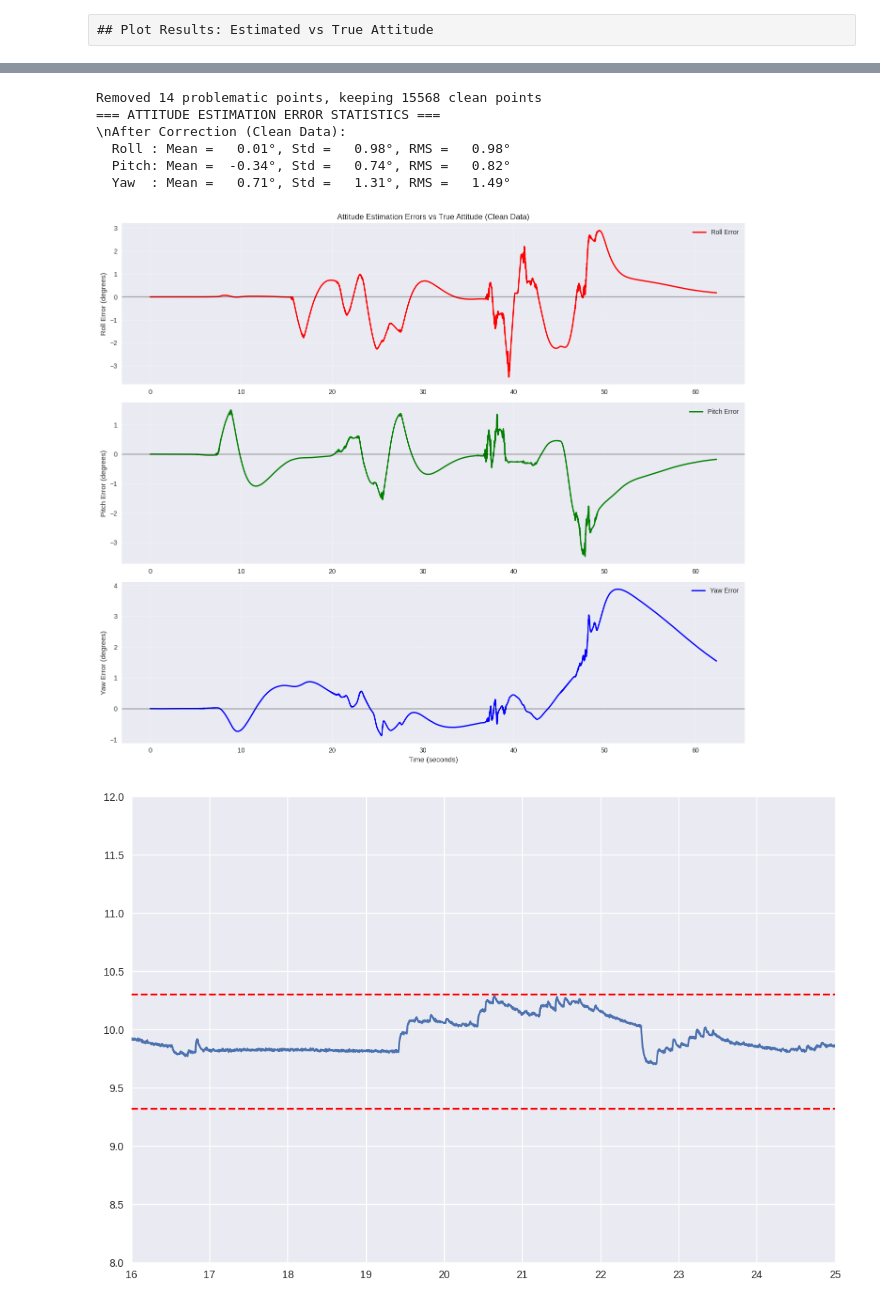
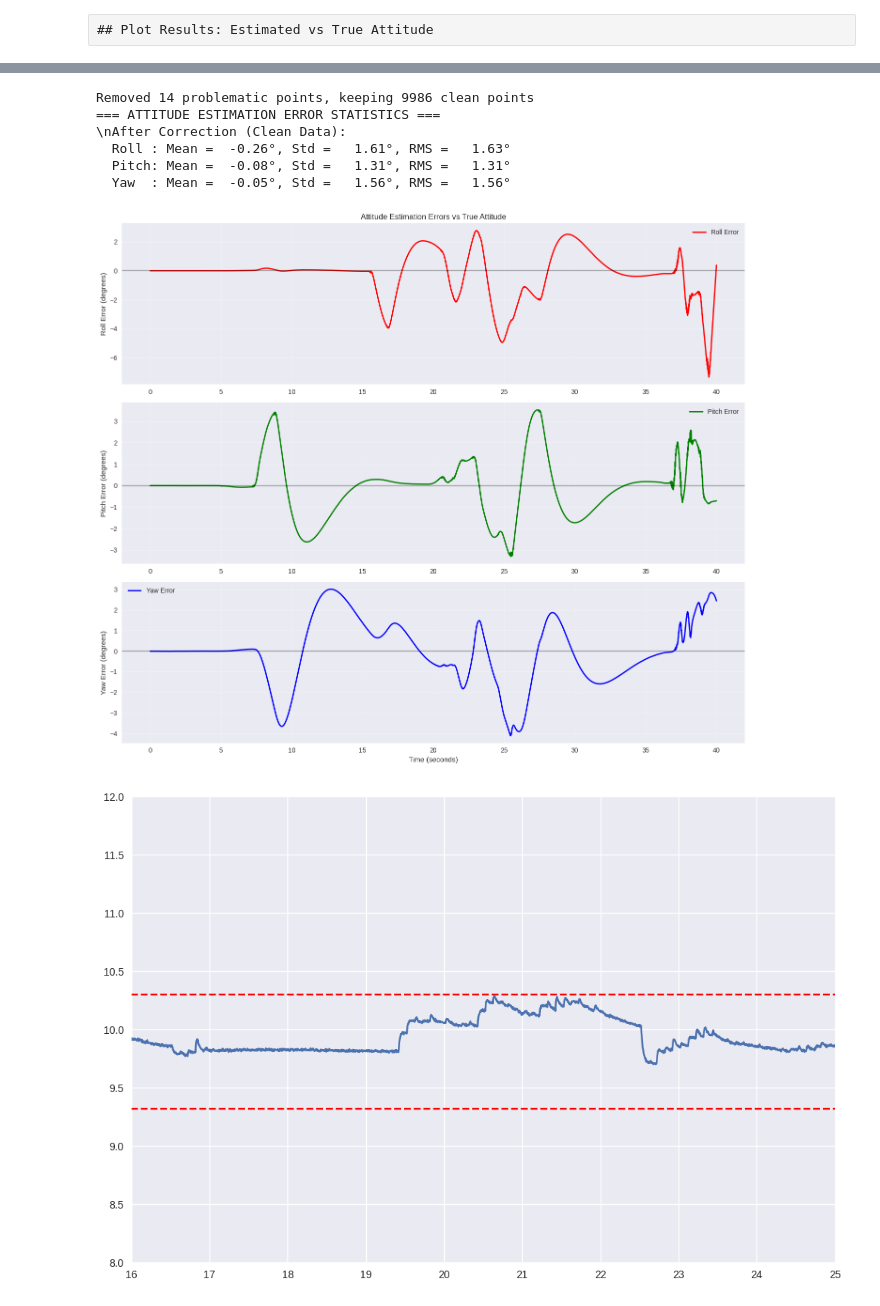
Before and after one commit to YahorL/CogniPilot-scripts, a Jupyter notebook: attitude_estimator_basic_test.ipynb, the cells around one changed output, grey strips where cells are left out. Cells and saved outputs as stored; diff of their text form; code cells hidden in the pictures.

```diff
--- a/attitude_estimator_basic_test.ipynb
+++ b/attitude_estimator_basic_test.ipynb
@@ -94,6 +94,9 @@ def read_mcap_data(mcap_file_path, odom_topic="/odom", imu_topic="/imu", mag_top
                 # Deserialize odometry message
                 msg = deserialize_message(msg_data, Odometry)
 
+                # Extract position
+                pos = msg.pose.pose.position
+
                 # Extract orientation (quaternion)
                 ori = msg.pose.pose.orientation
 
@@ -111,6 +114,9 @@ def read_mcap_data(mcap_file_path, odom_topic="/odom", imu_topic="/imu", mag_top
 
                 odom_data.append({
                     'timestamp': timestamp,
+                    'x': pos.x,  # Position x component
+                    'y': pos.y,  # Position y component
+                    'z': pos.z,  # Position z component
                     'qw': qw,  # Quaternion w component
                     'qx': qx,  # Quaternion x component
                     'qy': qy,  # Quaternion y component
@@ -669,20 +709,20 @@ attitude_estimator_adv = derive_attitude_estimator_adv()
 ## Load Data from MCAP File
 # %%
 # Parameters
-MCAP_FILE_PATH = "rosbag/rosbag2_2025_08_12-17_41_37/rosbag2_2025_08_12-17_41_37_0.mcap"
+MCAP_FILE_PATH = "rosbag/sample/sample.mcap"
 ODOM_TOPIC = "/odom"      # True attitude
 IMU_TOPIC = "/imu"        # IMU data
 MAG_TOPIC = "/mag"        # Magnetometer data
 
 # Estimator parameters
-ACCEL_GAIN = 0.2   # Accelerometer correction gain
-MAG_GAIN = 0.2       # Magnetometer correction gain
+ACCEL_GAIN = 0.55   # Accelerometer correction gain
+MAG_GAIN = 0.55       # Magnetometer correction gain
 MAG_DECLINATION = -4.494167/180 * np.pi     # Magnetic declination (rad)
 
 # Data processing parameters
 START_TIME = 0     # Start time (seconds)
-END_TIME = 400          # End time (seconds)
-MAX_TIMESTEPS = 300000  # Maximum number of timesteps to process
+END_TIME = 4000          # End time (seconds)
+MAX_TIMESTEPS = 10000  # Maximum number of timesteps to process
 
 USE_IEKF = False
 
@@ -705,3 +742,7 @@ estimator_type = attitude_estimator_basic
+# %%
+#estimator_type = attitude_estimator_basic
+estimator_type = attitude_estimator_basic_updated
+#estimator_type = attitude_estimator_IEKF
 # %%
 # Read data from MCAP file
 print("Reading data from MCAP file...")
@@ -780,6 +821,13 @@ if imu_data is not None and mag_data is not None and odom_data is not None:
             'yaw': np.interp(imu_filtered['timestamp'], odom_filtered['timestamp'], odom_filtered['yaw'])
         })
 
+        true_position_interp = pd.DataFrame({
+            'timestamp': imu_filtered['timestamp'].values,
+            'x': np.interp(imu_filtered['timestamp'], odom_filtered['timestamp'], odom_filtered['x']),
+            'y': np.interp(imu_filtered['timestamp'], odom_filtered['timestamp'], odom_filtered['y']),
+            'z': np.interp(imu_filtered['timestamp'], odom_filtered['timestamp'], odom_filtered['z'])
+        })
+
         print(f"\nSynchronized to {len(imu_filtered)} IMU samples")
         print(f"Time range: {imu_filtered['timestamp'].min():.2f} - {imu_filtered['timestamp'].max():.2f} seconds")
 else:
@@ -1098,39 +1141,39 @@ if 'time_array' in locals():
     axes[0].plot(time_array, error_after[:, 0], 'r-', label='Roll Error', linewidth=2)
     axes[0].axhline(y=0, color='k', linestyle='-', alpha=0.3)
     axes[0].set_ylabel('Roll Error (degrees)')
     axes[0].legend()
     axes[0].grid(True, alpha=0.3)
-    axes[0].set_title('Attitude Estimation Errors vs True Attitude (Clean Data)')
+    axes[0].set_title('Attitude Estimation Errors vs True Attitude')
 
     # Pitch error
     axes[1].plot(time_array, error_after[:, 1], 'g-', label='Pitch Error', linewidth=2)
     axes[1].axhline(y=0, color='k', linestyle='-', alpha=0.3)
     axes[1].set_ylabel('Pitch Error (degrees)')
     axes[1].legend()
     axes[1].grid(True, alpha=0.3)
 
     # Yaw error
     axes[2].plot(time_array, error_after[:, 2], 'b-', label='Yaw Error', linewidth=2)
     axes[2].axhline(y=0, color='k', linestyle='-', alpha=0.3)
     axes[2].set_ylabel('Yaw Error (degrees)')
     axes[2].set_xlabel('Time (seconds)')
     axes[2].legend()
     axes[2].grid(True, alpha=0.3)
     #axes[2].set_ylim(-10, 10)
 
     plt.tight_layout()
     plt.show()
 
 else:
     print("No results to analyze!")
 # %% [output]
-Removed 14 problematic points, keeping 15568 clean points
+Removed 14 problematic points, keeping 9986 clean points
 === ATTITUDE ESTIMATION ERROR STATISTICS ===
 \nAfter Correction (Clean Data):
-  Roll : Mean =   0.01°, Std =   0.98°, RMS =   0.98°
-  Pitch: Mean =  -0.34°, Std =   0.74°, RMS =   0.82°
-  Yaw  : Mean =   0.71°, Std =   1.31°, RMS =   1.49°
+  Roll : Mean =  -0.26°, Std =   1.61°, RMS =   1.63°
+  Pitch: Mean =  -0.08°, Std =   1.31°, RMS =   1.31°
+  Yaw  : Mean =  -0.05°, Std =   1.56°, RMS =   1.56°
-[figure, old version]
+[figure, new version]
 # %%
 threshold = 0.05
 accel_norm = np.sqrt(imu_data['accel_x']**2 + imu_data['accel_y']**2 + imu_data['accel_z']**2)
```
Also changed, not shown: parts of 13 cells of this notebook, 7 other files.
